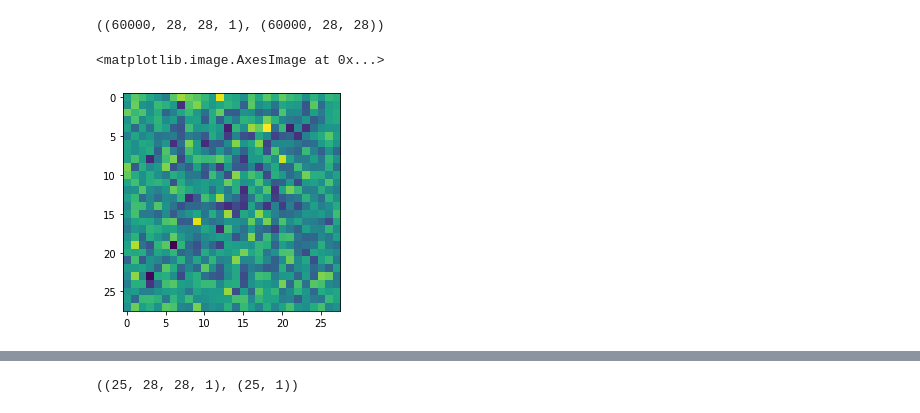
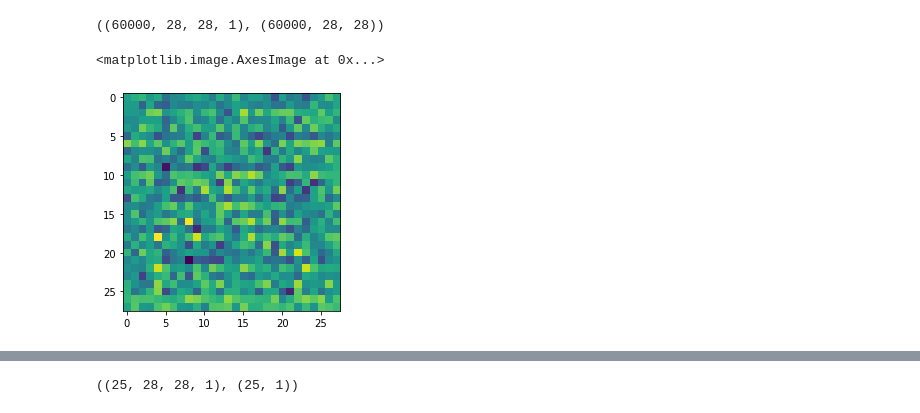
Before and after one commit to shivendr7/ml, a Jupyter notebook: cGAN_1(unconditional_DCGAN).ipynb, the cells around one changed output, grey strips where cells are left out. Cells and saved outputs as stored; diff of their text form; code cells hidden in the pictures.

```diff
--- a/cGAN_1(unconditional_DCGAN).ipynb
+++ b/cGAN_1(unconditional_DCGAN).ipynb
@@ -65,7 +74,7 @@ def build_generator(latent_dim):
   model.add(Conv2D(1, kernel_size=(7,7), activation='tanh', padding='same'))
   return model
 # %%
-gen=build_generator(10)
+gen=build_generator(4)
 gen.summary()
 # %% [output]
 Model: "sequential"
@@ -130,10 +139,10 @@ def generate_real_samples(n_samples):
   y=np.ones((n_samples,1))
   return x,y
 # %%
-plt.imshow(gen.predict(np.array([1,2,3,4,5,6,7,8,9,10]).reshape(1,10)).reshape(28,28))
+plt.imshow(gen.predict(np.array([1,2,3,4]).reshape(1,4)).reshape(28,28))
 # %% [output]
 <matplotlib.image.AxesImage at 0x...>
-[figure, old version]
+[figure, new version]
 # %%
 print(disc.predict(train_images[25].reshape(1,28,28,1)))
 plt.imshow(train_images[25], cmap='gray_r')
```
Also changed, not shown: parts of 9 cells of this notebook.
